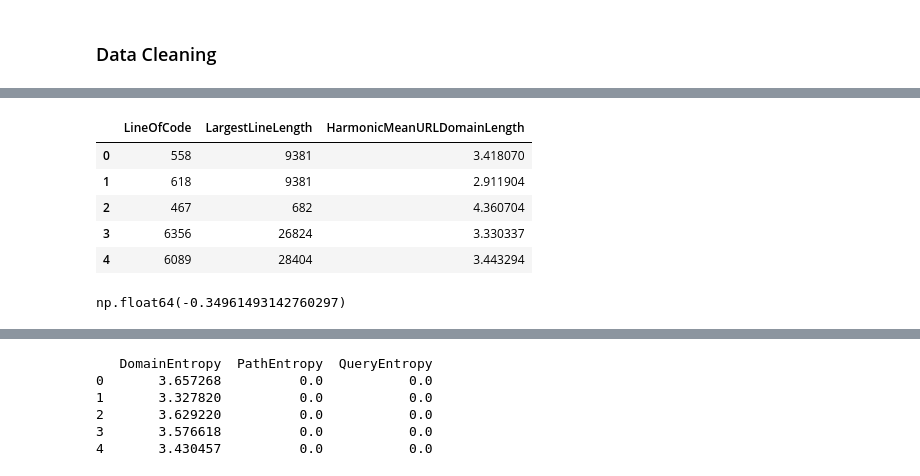
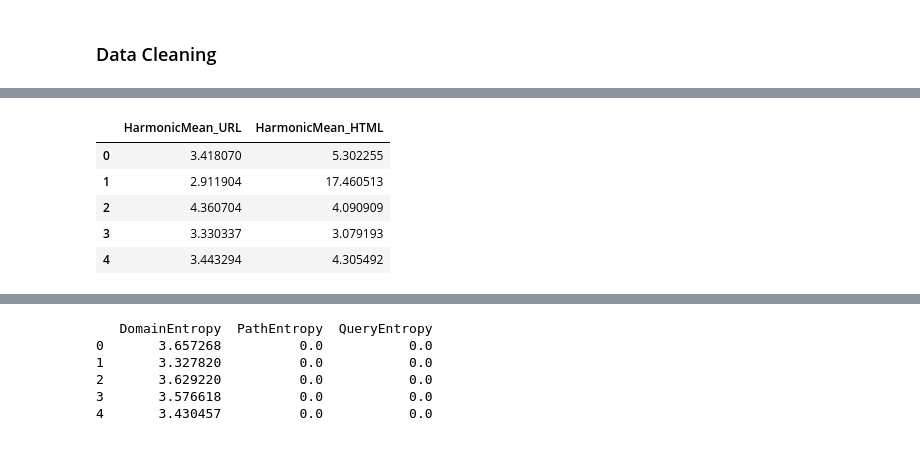
Before and after one commit to gagan0116/Phishingurl_analysis, a Jupyter notebook: munisai.ipynb, the cells around one changed output, grey strips where cells are left out. Cells and saved outputs as stored; diff of their text form; code cells hidden in the pictures.

```diff
--- a/munisai.ipynb
+++ b/munisai.ipynb
@@ -31,30 +45,28 @@ Index(['FILENAME', 'URL', 'URLLength', 'Domain', 'DomainLength', 'IsDomainIP',
 # %%
-# Select columns for URL and domain length-related harmonic mean
-url_domain_columns = ['URLLength', 'DomainLength', 'TLDLength', 'NoOfSubDomain', 'NoOfLettersInURL', 'NoOfDegitsInURL']
+url_features = ['URLLength', 'DomainLength', 'TLDLength', 'NoOfSubDomain', 'NoOfLettersInURL', 'NoOfDegitsInURL']
+html_features = ['NoOfImage', 'NoOfCSS', 'NoOfJS', 'NoOfSelfRef', 'NoOfEmptyRef', 'NoOfExternalRef', 'NoOfPopup', 'NoOfiFrame']
 
-# Function to calculate harmonic mean for URL and domain length-related columns
-def calculate_harmonic_mean_url_domain(row):
-    values = row[url_domain_columns]
+def calculate_harmonic_mean(row,url):
+    values = row[url]
     non_zero_values = [x for x in values if x > 0]
 
     if len(non_zero_values) > 0:
         return hmean(non_zero_values)
     else:
         return 0
 
-# Apply function to create a new column for harmonic mean of URL and domain features
-data['HarmonicMeanURLDomainLength'] = data.apply(calculate_harmonic_mean_url_domain, axis=1)
 
-# Keep `LineOfCode` and other important features as is
-data[['LineOfCode', 'LargestLineLength', 'HarmonicMeanURLDomainLength']].head()
+
+data['HarmonicMean_URL'] = data.apply(calculate_harmonic_mean, axis=1,url=url_features)
+
+data['HarmonicMean_HTML'] = data.apply(calculate_harmonic_mean, axis=1,url=html_features)
+
+
+data[['HarmonicMean_URL', 'HarmonicMean_HTML']].head()
 # %% [output]
-|  | LineOfCode | LargestLineLength | HarmonicMeanURLDomainLength |
-| 0 | 558 | 9381 | 3.418070 |
-| 1 | 618 | 9381 | 2.911904 |
-| 2 | 467 | 682 | 4.360704 |
-| 3 | 6356 | 26824 | 3.330337 |
-| 4 | 6089 | 28404 | 3.443294 |
+|  | HarmonicMean_URL | HarmonicMean_HTML |
+| 0 | 3.418070 | 5.302255 |
+| 1 | 2.911904 | 17.460513 |
+| 2 | 4.360704 | 4.090909 |
+| 3 | 3.330337 | 3.079193 |
+| 4 | 3.443294 | 4.305492 |
-# %%
-data['label'].corr(data['HarmonicMeanURLDomainLength'])
-# %% [output]
-np.float64(-0.34961493142760297)
```
Also changed, not shown: parts of 31 cells of this notebook.
